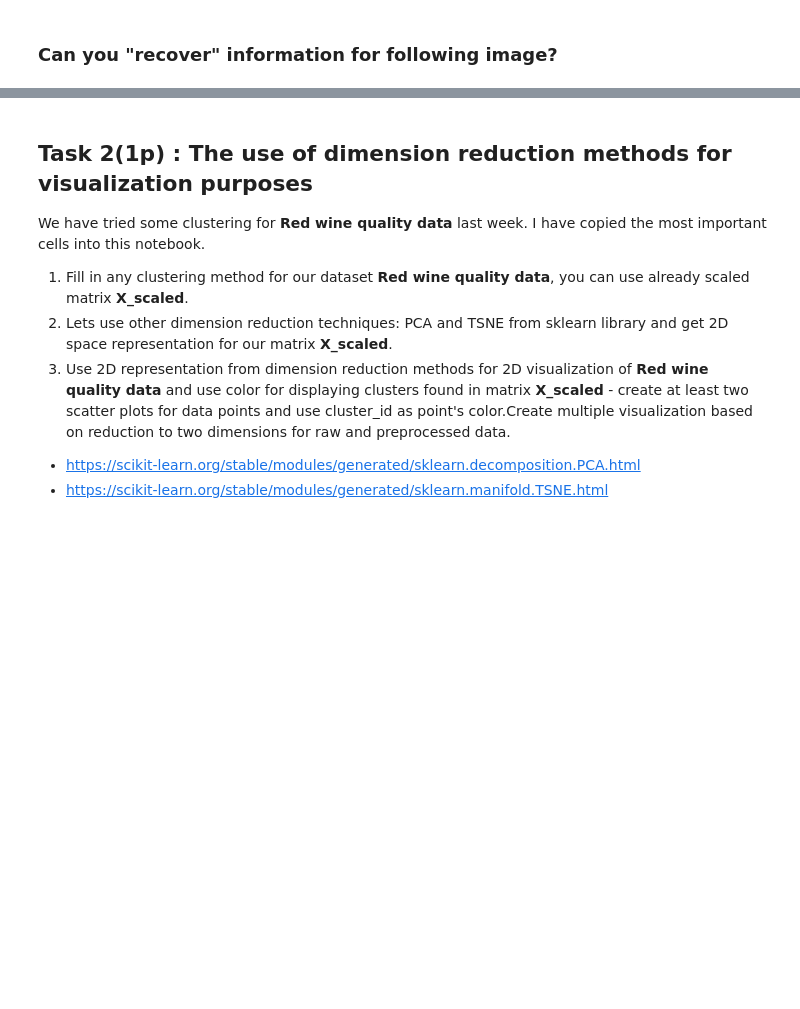
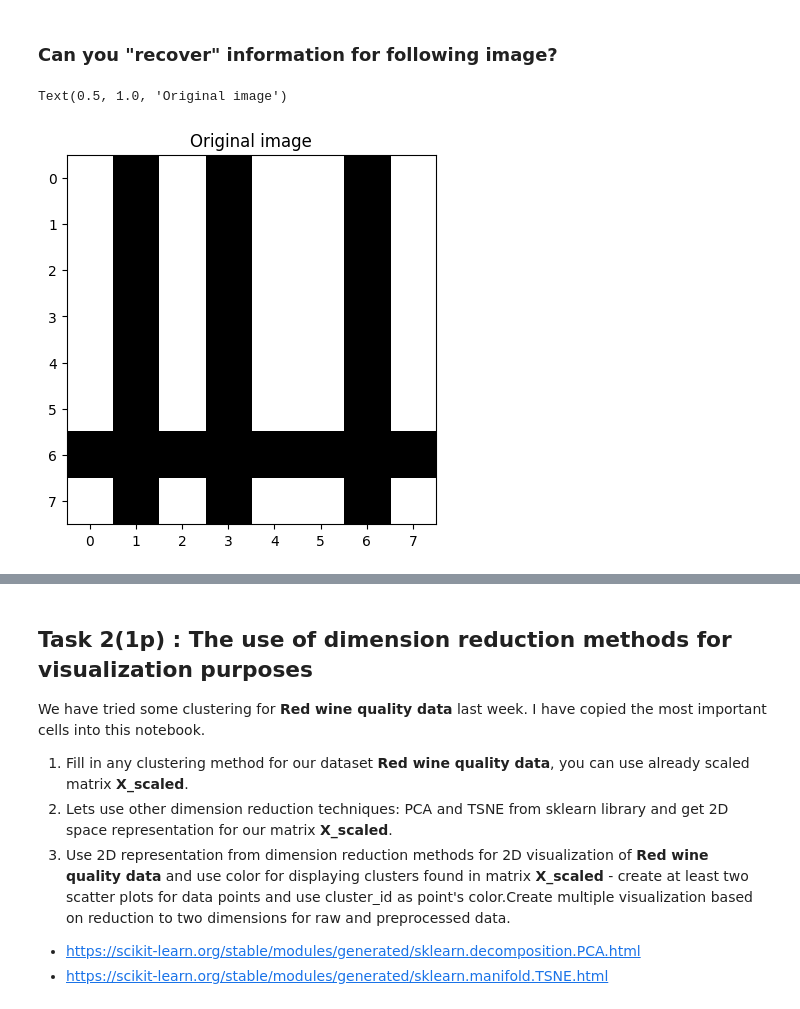
Before and after one commit to SLI0124/strojove-uceni, a Jupyter notebook: tasks/task4.ipynb, the cells around one changed output, grey strips where cells are left out. Drawn from its saved outputs; the diff is of its cells as text; code cells hidden in the pictures; blank space fills up the shorter version.

```diff
--- a/tasks/task4.ipynb
+++ b/tasks/task4.ipynb
@@ -110,4 +291,10 @@ Interpretation:
 # %% [markdown]
 ### Can you "recover" information for following image?
+# %%
+show_image(X[2])
+plt.title("Original image")
+# %% [output]
+Text(0.5, 1.0, 'Original image')
+[figure, added]
 # %%
 show_image(X_noise_50[2])
```
Also changed, not shown: parts of 61 cells of this notebook.
